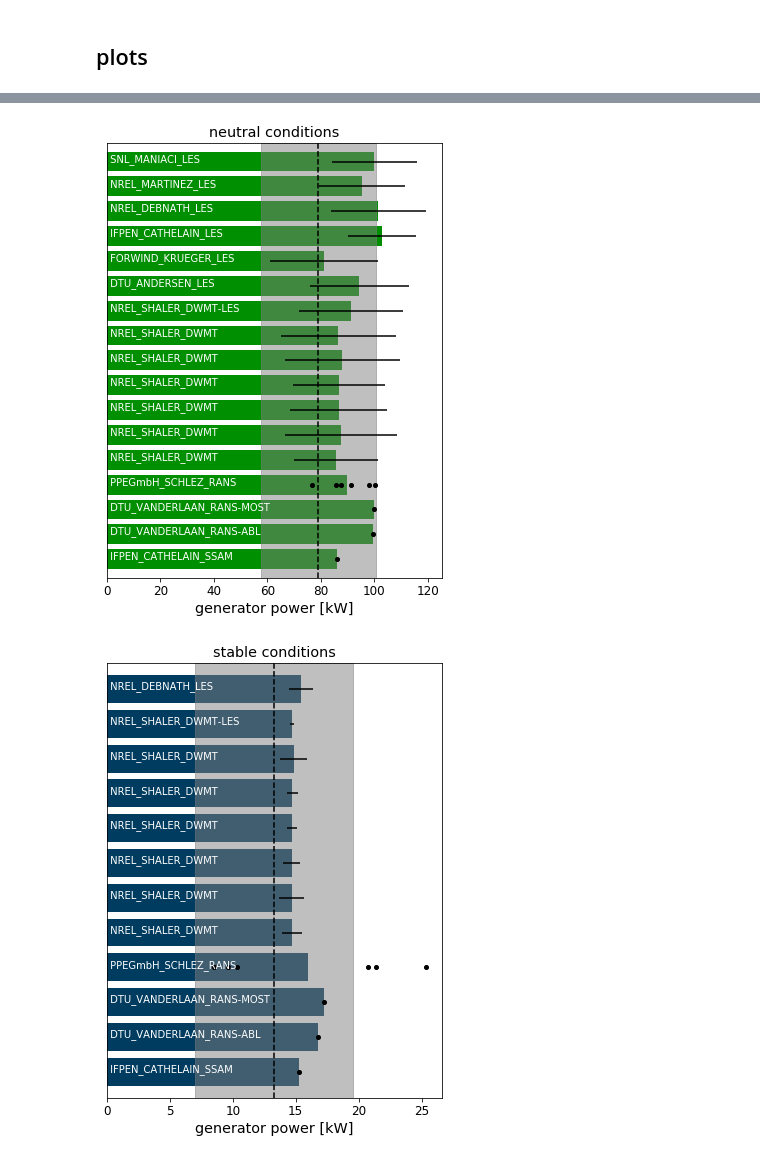
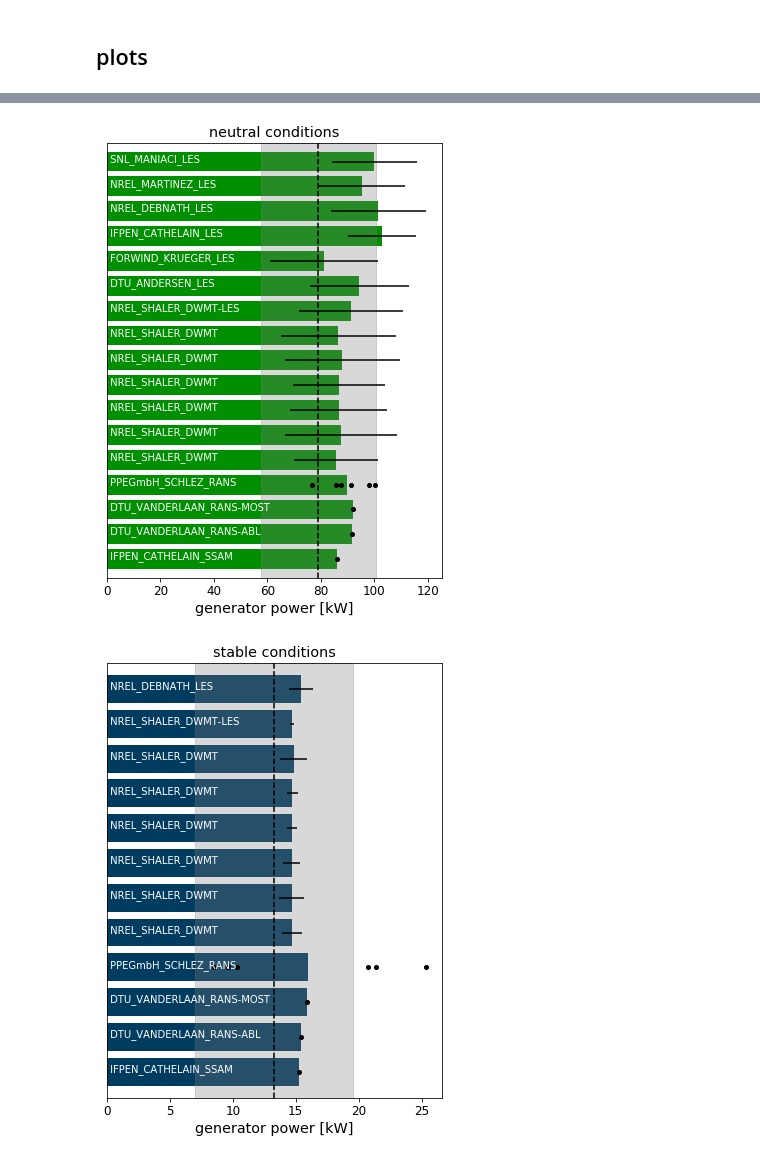
Before and after one commit to NREL/wakebench_swift, a Jupyter notebook: code/turbine_processing/2-compare_turbine_models.ipynb, the cells around one changed output, grey strips where cells are left out. Saved outputs shown, nothing was run; the diff lists cells and outputs as text; code cells hidden in the pictures.

Commit message:
Update processing routine
- process thrust in addition to other quantities
- correctly estimate generator power for rotor power if unavailable or
  recorded as nan

```diff
--- a/code/turbine_processing/2-compare_turbine_models.ipynb
+++ b/code/turbine_processing/2-compare_turbine_models.ipynb
@@ -106,11 +111,26 @@ def load_turbine_output(dpath,case):
             assert (GenPwr in df.columns)
             assert (GenTq in df.columns)
             assert (RotSpd in df.columns)
-            data.append(df[[RotPwr,GenPwr,GenTq,RotSpd]])
+            if np.all(pd.isna(df[GenPwr])):
+                # IFPEN_CATHELAIN_LES fix
+                print('  ***generator power unavailable, estimating from rotor power***')
+                df[GenPwr] = df[RotPwr] * GenEff
+            if Thrust not in df.columns:
+                # NREL_DEBNATH_LES fix
+                # if thrust_force is available, then assume that's the aero_thrust_force
+                assert ('thrust_force_[N]' in df.columns)
+                print('  ***renaming thrust_force_[N]***')
+                df.rename(columns={'thrust_force_[N]': Thrust}, inplace=True)
+            data.append(df)
         elif df.columns[0] == 'name':
+            # have steady-state values
             df = df.set_index('name')
             assert (RotPwr in df.index)
-            data.append(df.loc[RotPwr]*GenEff)
+            assert (Thrust in df.index)
+            if (GenPwr not in df.index) or np.isnan(df.loc[GenPwr].value):
+                print('  ***generator power unavailable, estimating from rotor power***')
+                df.loc[GenPwr] = df.loc[RotPwr] * GenEff
+            data.append(df)
     return data
 # %%
 turbinedata = {}
@@ -149,6 +169,8 @@ refdata = {
 # %% [markdown]
 ## plots
 # %%
+output = GenPwr
+
 for cond in cases.keys():
 
     avail = turbinedata[cond]
@@ -158,40 +180,37 @@ for cond in cases.keys():
     for simtype in simtypes:
         for name in sims_of_type[simtype]:
             if name in avail.keys():
-                print(name,cond)
+                #print(name,cond)
                 data = turbinedata[cond][name]
-                if isinstance(data[0], pd.DataFrame):
+                if data[0].index.name == 'time_[s]':
                     # list of time histories of all quantities
                     for df in data:
                         # calculate stats
-                        mean = df[GenPwr].mean()
-                        err = df[GenPwr].std()
-                        if np.isnan(mean):
-                            mean = df[RotPwr].mean() * GenEff
-                            assert ~np.isnan(mean)
-                            err = df[RotPwr].std() * GenEff
-                            print('***used rotor power and scale by efficiency {:g}***'.format(GenEff))
+                        mean = df[output].mean()
+                        err = df[output].std()
                         ax.barh(irow, mean, xerr=err, color=cases[cond])
                         ax.text(0,irow,' '+name,color='w')
                         irow += 1
                 else:
                     # list of steady-state power values
+                    data = [df.loc[output] for df in data]
                     mean = np.mean(data)
                     ax.barh(irow, mean, color=cases[cond])
                     ax.plot(data, len(data)*[irow], 'ko', markersize=4)
                     ax.text(0,irow,' '+name,color='w')
                     irow += 1
+                print(name,cond,mean)
 
-    refmean = refdata[cond].loc[GenPwr]['mean']
-    referr = refdata[cond].loc[GenPwr]['stdev']
+    refmean = refdata[cond].loc[output]['mean']
+    referr = refdata[cond].loc[output]['stdev']
     ax.axvline(refmean, color='k', ls='--')
-    ax.axvspan(refmean-referr, refmean+referr, color='0.5', alpha=0.5)
+    ax.axvspan(refmean-referr, refmean+referr, color='0.5', alpha=0.3)
 
     ax.tick_params(axis='y',width=0,labelleft=False)
     ax.tick_params(labelsize='large')
     ax.set_ylim((-0.75,irow-0.25))
-    ax.set_xlabel(GenPwr.replace('_',' '), fontsize='x-large')
+    ax.set_xlabel(output.replace('_',' '), fontsize='x-large')
     ax.set_title(cond+' conditions', fontsize='x-large')
 
-    fig.savefig('compare_GenPwr_{:s}.png'.format(cond))
+    fig.savefig('compare_{:s}_{:s}.png'.format(output,cond))
 # %% [output]
@@ -215,2 +234,2 @@ SNL_MANIACI_LES unstable
-[figure, old version]
+[figure, new version]
-[figure, old version]
+[figure, new version]
```
Also changed, not shown: parts of 5 cells of this notebook.
